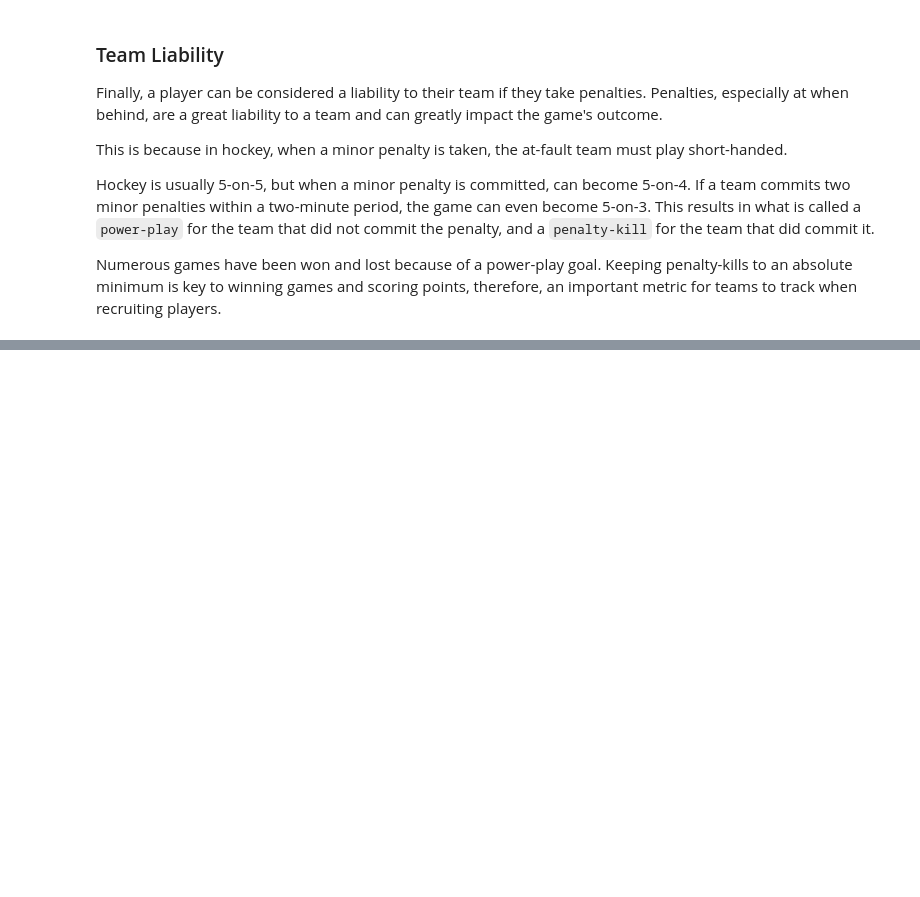
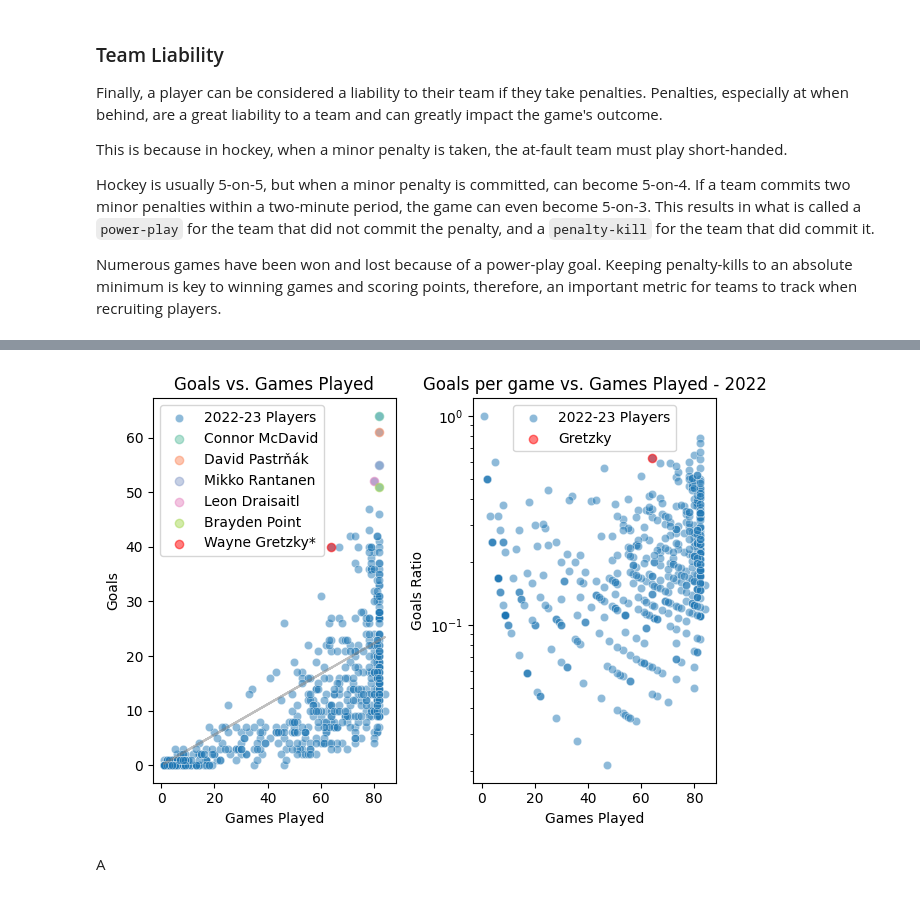
Before and after one commit to philbeet/How-Great-was-The-Great-One, a Jupyter notebook: main.ipynb, the cells around one changed output, grey strips where cells are left out. Cells and saved outputs as stored; diff of their text form; code cells hidden in the pictures; blank space fills up the shorter version.

```diff
--- a/main.ipynb
+++ b/main.ipynb
@@ -346,0 +367,4 @@ ax = plot(ax, szn_87_df, "GP", "PIM", "1986-87 Players", "Penalties (in minutes)
+# %%
+gretzky = szn_87_df[szn_87_df['Player']=='Wayne Gretzky*']
+
+szn_23_df = pd.concat([szn_23_df, gretzky], ignore_index=True)
@@ -346,0 +397,24 @@ ax = plot(ax, szn_87_df, "GP", "PIM", "1986-87 Players", "Penalties (in minutes)
+# %%
+ax = plt.subplot(1,2,1)
+regression_line = get_regression_line(szn_23_df, "GP", "G")
+ax = plot(ax, szn_23_df, "GP", "G", "2022-23 Players", "Goals vs. Games Played", "Games Played", "Goals")
+
+ax2 = plt.subplot(1,2,2)
+goals_per_game_ratio = szn_23_df['G']/szn_23_df["GP"]
+
+sns.scatterplot(x=szn_23_df['GP'], y=goals_per_game_ratio, alpha=0.5, label="2022-23 Players", ax=ax2)
+ax2.set_yscale("log")
+ax2.scatter(szn_23_df[szn_23_df['Player']=="Wayne Gretzky*"]['GP'],
+            szn_23_df[szn_23_df['Player']=="Wayne Gretzky*"]['G']/szn_23_df[szn_23_df['Player']=="Wayne Gretzky*"]['GP'],
+            color="red", alpha=0.5, label='Gretzky')
+
+
+ax2.legend()
+ax2.set_title("Goals per game vs. Games Played - 2022")
+ax2.set_xlabel("Games Played")
+ax2.set_ylabel("Goals Ratio")
+plt.tight_layout()
+# %% [output]
+[figure, added]
+# %% [markdown]
+A
```
Also changed, not shown: parts of 12 cells of this notebook.
